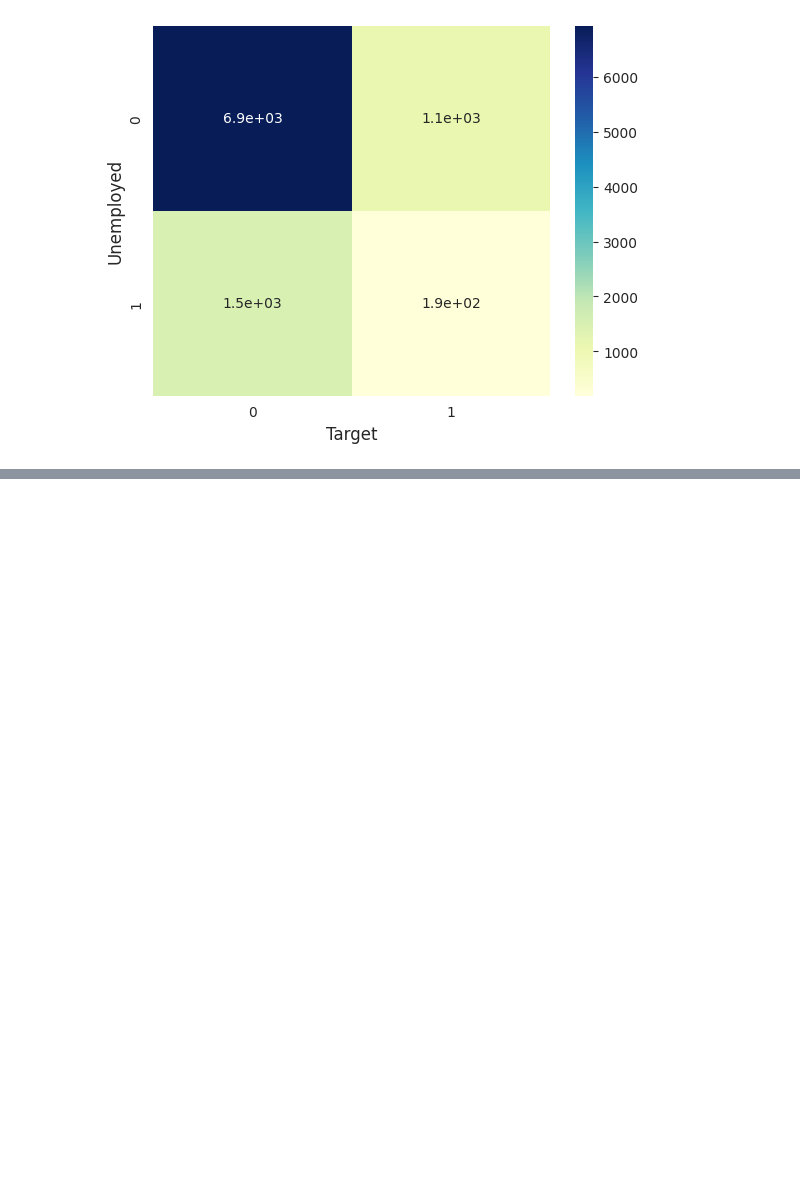
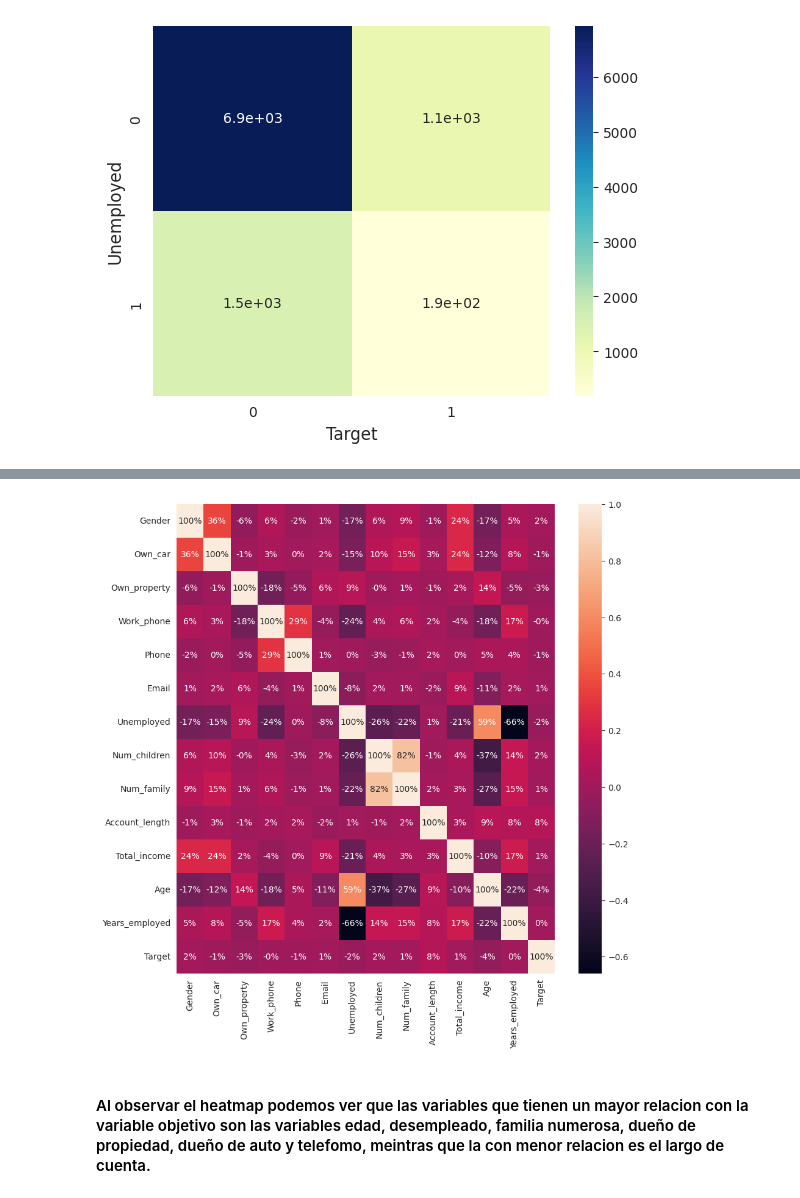
Before and after one commit to EnzoPereira013/Proyecto-Credit-Card-Classification-CoderHouse-Enzo-Pereira, a Jupyter notebook: Credit_Card_Classification_Enzo_Pereira.ipynb, the cells around one changed output, grey strips where cells are left out. Drawn from its saved outputs; the diff is of its cells as text; code cells hidden in the pictures; blank space fills up the shorter version.

```diff
--- a/Credit_Card_Classification_Enzo_Pereira.ipynb
+++ b/Credit_Card_Classification_Enzo_Pereira.ipynb
@@ -265,0 +269,10 @@ El valor p es: 0.014042422914952335
+# %%
+df = df.drop('ID', axis=1)
+# %%
+plt.figure(figsize=(10,10))
+sns.heatmap(df.corr(method='spearman'), annot=True, fmt='.0%')
+plt.show()
+# %% [output]
+[figure, added]
+# %% [markdown]
+#### Al observar el heatmap podemos ver que las variables que tienen un mayor relacion con la variable objetivo son las variables edad, desempleado, familia numerosa, dueño de propiedad, dueño de auto y telefomo, meintras que la con menor relacion es el largo de cuenta.
```
Also changed, not shown: parts of 21 cells of this notebook.
